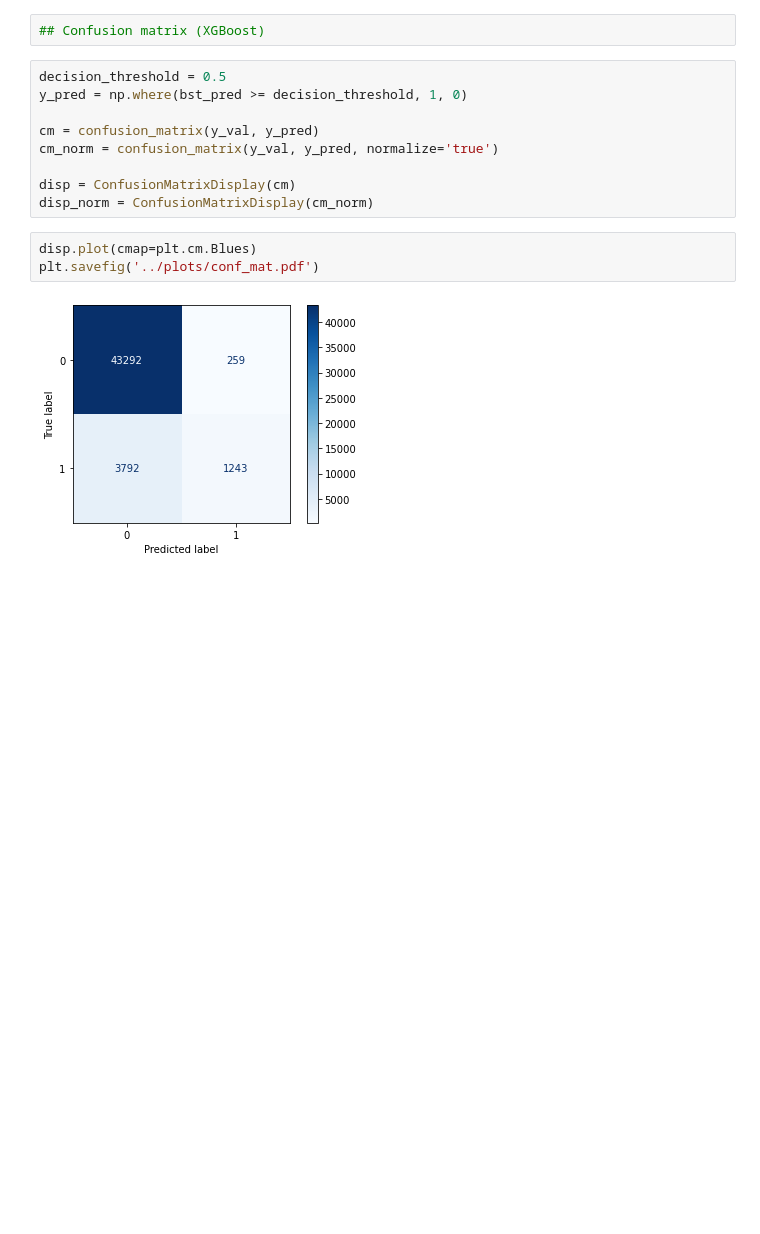
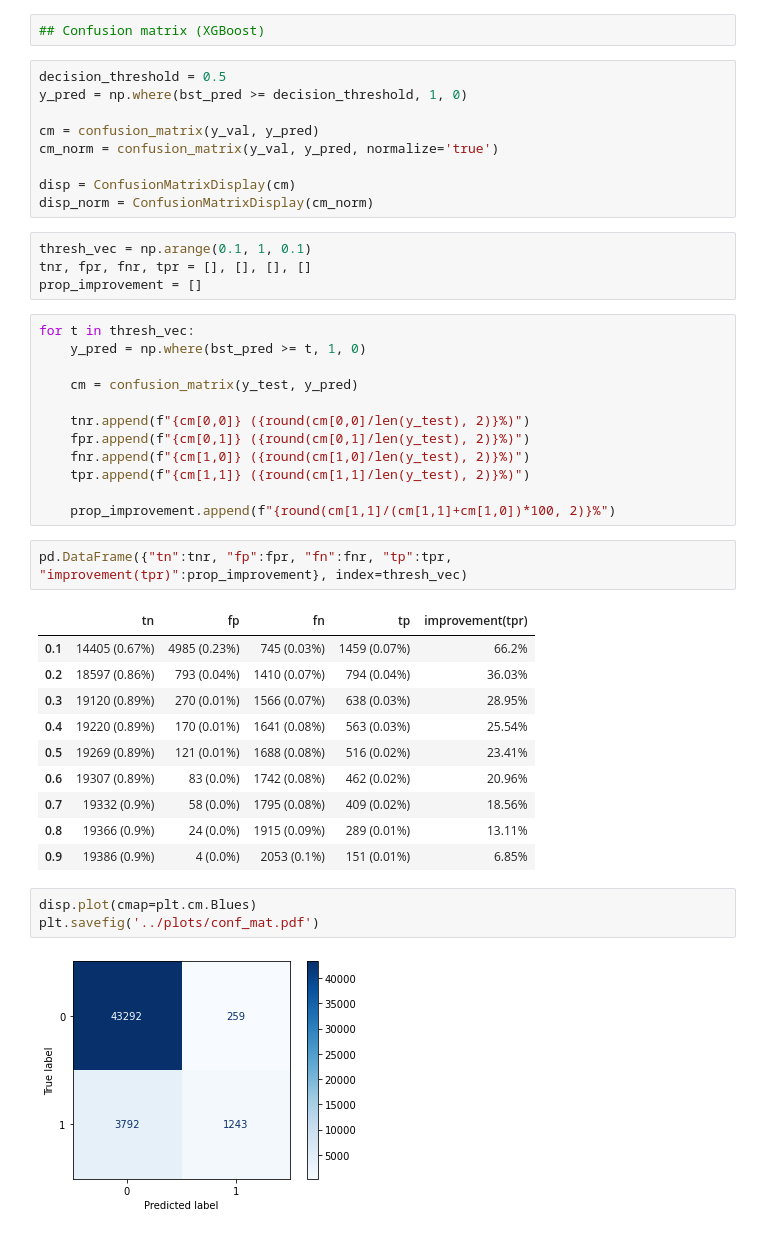
Before and after one commit to sjo302/Capstone, a Jupyter notebook: Notebooks/10_models.ipynb, the cells around one changed output. Drawn from its saved outputs; the diff is of its cells as text; blank space fills up the shorter version.

Commit message:
Updated confusion matrix for different decision thresholds

```diff
--- a/Notebooks/10_models.ipynb
+++ b/Notebooks/10_models.ipynb
@@ -440,6 +440,35 @@ cm_norm = confusion_matrix(y_val, y_pred, normalize='true')
 
 disp = ConfusionMatrixDisplay(cm)
 disp_norm = ConfusionMatrixDisplay(cm_norm)
+# %%
+thresh_vec = np.arange(0.1, 1, 0.1)
+tnr, fpr, fnr, tpr = [], [], [], []
+prop_improvement = []
+# %%
+for t in thresh_vec:
+    y_pred = np.where(bst_pred >= t, 1, 0)
+
+    cm = confusion_matrix(y_test, y_pred)
+
+    tnr.append(f"{cm[0,0]} ({round(cm[0,0]/len(y_test), 2)}%)")
+    fpr.append(f"{cm[0,1]} ({round(cm[0,1]/len(y_test), 2)}%)")
+    fnr.append(f"{cm[1,0]} ({round(cm[1,0]/len(y_test), 2)}%)")
+    tpr.append(f"{cm[1,1]} ({round(cm[1,1]/len(y_test), 2)}%)")
+
+    prop_improvement.append(f"{round(cm[1,1]/(cm[1,1]+cm[1,0])*100, 2)}%")
+# %%
+pd.DataFrame({"tn":tnr, "fp":fpr, "fn":fnr, "tp":tpr, "improvement(tpr)":prop_improvement}, index=thresh_vec)
+# %% [output]
+|  | tn | fp | fn | tp | improvement(tpr) |
+| 0.1 | 14405 (0.67%) | 4985 (0.23%) | 745 (0.03%) | 1459 (0.07%) | 66.2% |
+| 0.2 | 18597 (0.86%) | 793 (0.04%) | 1410 (0.07%) | 794 (0.04%) | 36.03% |
+| 0.3 | 19120 (0.89%) | 270 (0.01%) | 1566 (0.07%) | 638 (0.03%) | 28.95% |
+| 0.4 | 19220 (0.89%) | 170 (0.01%) | 1641 (0.08%) | 563 (0.03%) | 25.54% |
+| 0.5 | 19269 (0.89%) | 121 (0.01%) | 1688 (0.08%) | 516 (0.02%) | 23.41% |
+| 0.6 | 19307 (0.89%) | 83 (0.0%) | 1742 (0.08%) | 462 (0.02%) | 20.96% |
+| 0.7 | 19332 (0.9%) | 58 (0.0%) | 1795 (0.08%) | 409 (0.02%) | 18.56% |
+| 0.8 | 19366 (0.9%) | 24 (0.0%) | 1915 (0.09%) | 289 (0.01%) | 13.11% |
+| 0.9 | 19386 (0.9%) | 4 (0.0%) | 2053 (0.1%) | 151 (0.01%) | 6.85% |
 # %%
 disp.plot(cmap=plt.cm.Blues)
 plt.savefig('../plots/conf_mat.pdf')
```
Also changed, not shown: parts of 2 cells of this notebook.
